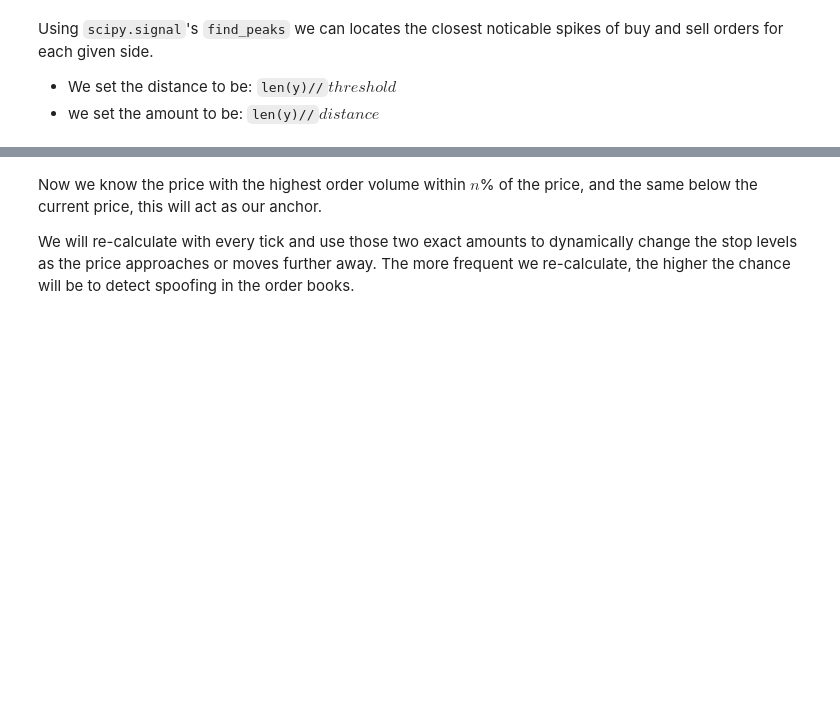
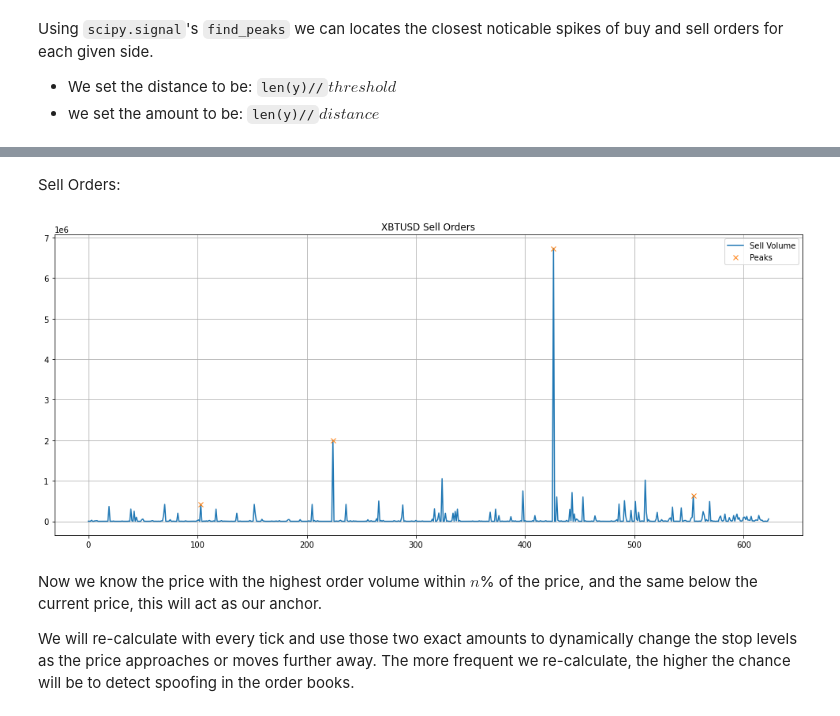
Before and after one commit to 369geofreeman/system_strategies, a Jupyter notebook: Stop_loss_detection/order_books/order_book_inflow.ipynb, the cells around one changed output, grey strips where cells are left out. Saved outputs shown, nothing was run; the diff lists cells and outputs as text; code cells hidden in the pictures; blank space fills up the shorter version.

```diff
--- a/Stop_loss_detection/order_books/order_book_inflow.ipynb
+++ b/Stop_loss_detection/order_books/order_book_inflow.ipynb
@@ -345,3 +399,14 @@ plt.show()
+# %% [markdown]
+Sell Orders:
+# %%
+plt.plot([i for i in range(len(x_sell))], y_sell, label="Sell Volume")
+plt.plot(sell_peaks, y_sell[sell_peaks], "x", label="Peaks")
+plt.title(f'{contract} Sell Orders')
+plt.grid()
+plt.legend()
+plt.show()
+# %% [output]
+[figure, added]
 # %% [markdown]
 Now we know the price with the highest order volume within $n$% of the price, and the same below the current price, this will act as our anchor.
 
```
Also changed, not shown: parts of 9 cells of this notebook, 2 other files.
